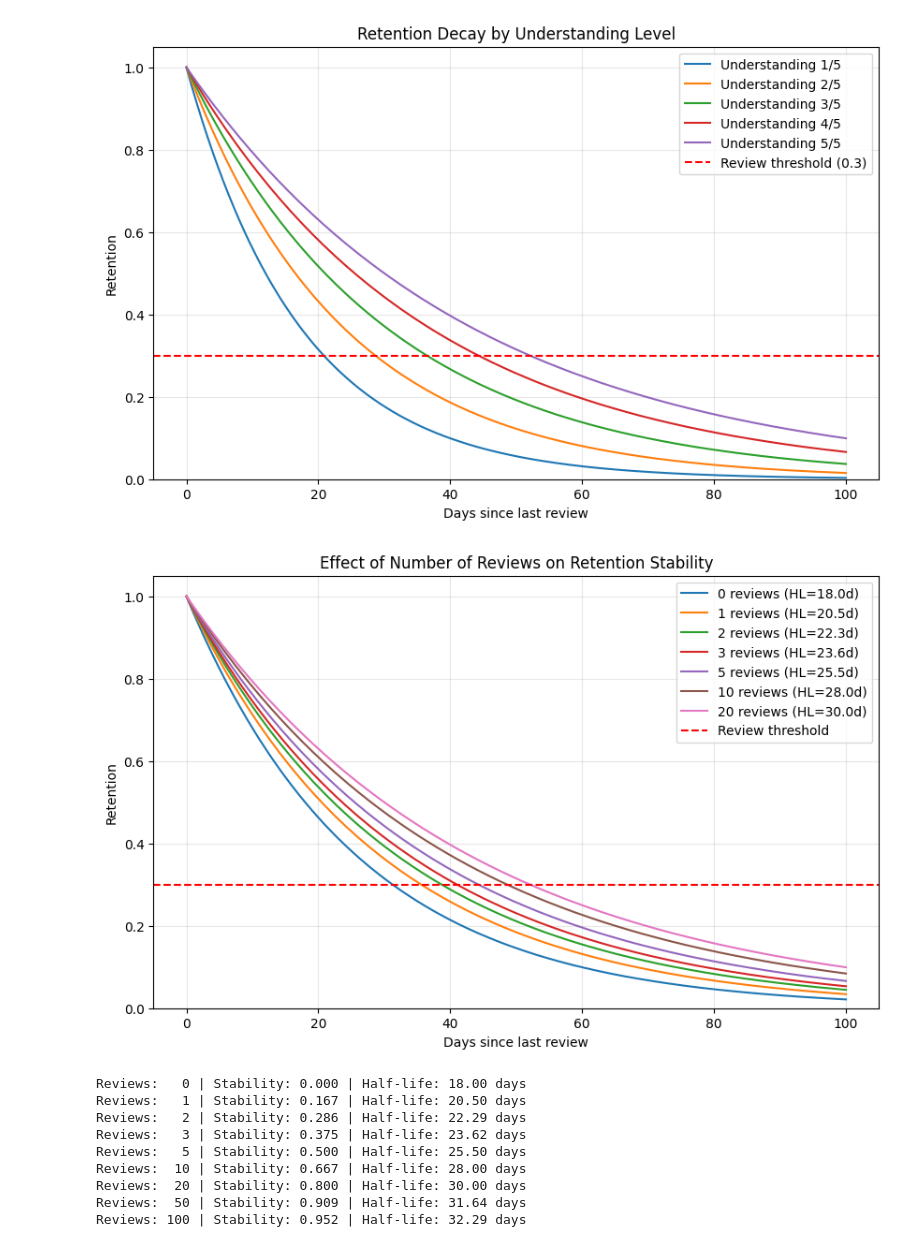
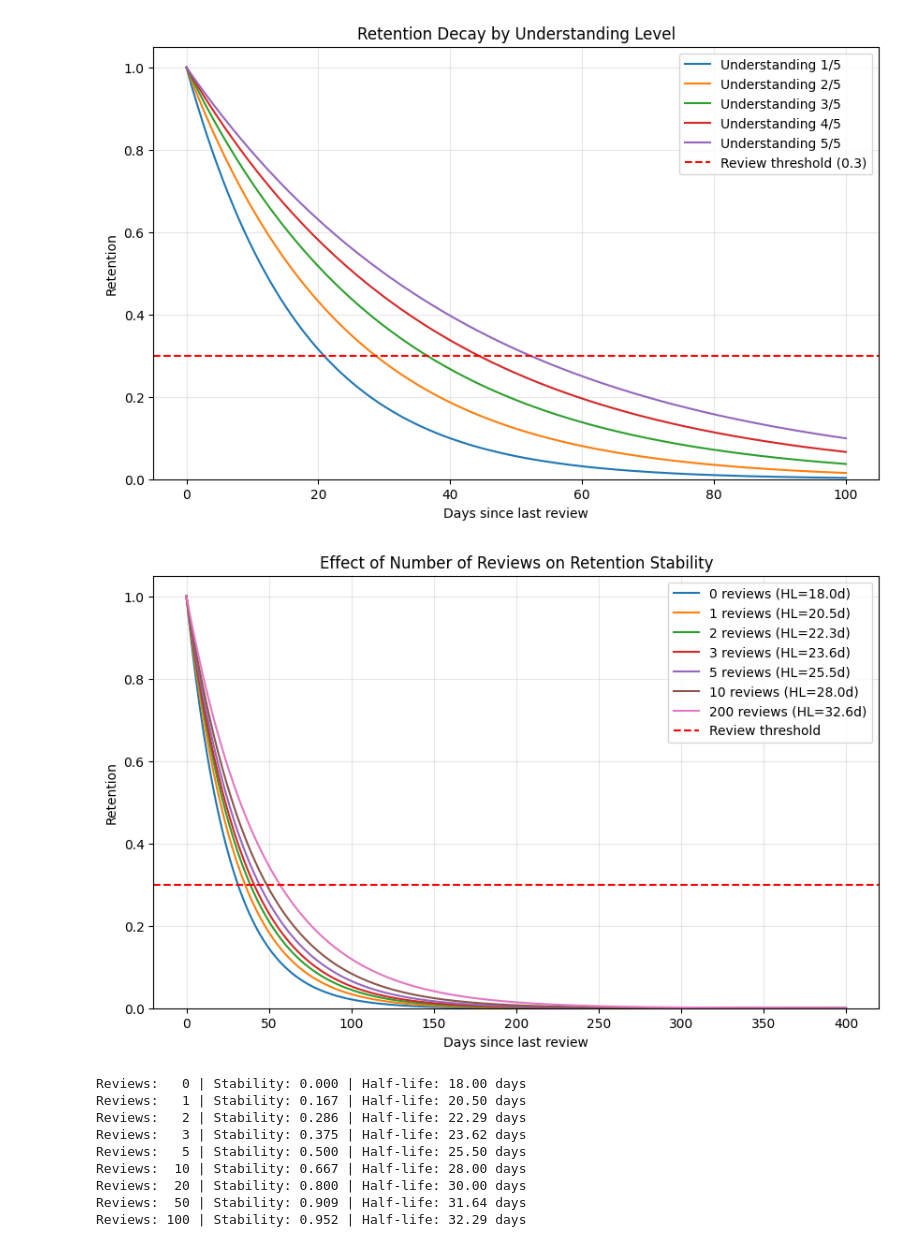
Before and after one commit to DixT-180/LeetCodeRecall, a Jupyter notebook: spaced-rep-analysis/Untitled.ipynb, the cells around one changed output. Drawn from its saved outputs; the diff is of its cells as text; code cells hidden in the pictures.

Commit message:
avg understanding vs retention limit

```diff
--- a/spaced-rep-analysis/Untitled.ipynb
+++ b/spaced-rep-analysis/Untitled.ipynb
@@ -138,10 +138,10 @@ result
 test_cases = [
     {
         "name": "New / poor understanding",
-        "current_understanding": 1,
-        "average_understanding": 1,
-        "number_of_reviews": 0,
-        "days_since_last_review": 0,
+        "current_understanding": 5,
+        "average_understanding": 5,
+        "number_of_reviews": 1,
+        "days_since_last_review": 15.2,
     },
     {
         "name": "Weak understanding",
@@ -304,9 +304,9 @@ plt.show()
 import numpy as np
 import matplotlib.pyplot as plt
 
-days = np.linspace(0, 100, 500)
+days = np.linspace(0, 400, 500)
 
-review_counts = [0, 1, 2, 3, 5, 10, 20]
+review_counts = [0, 1, 2, 3, 5, 10, 200]
 understanding = 4
 
 plt.figure(figsize=(10, 6))
@@ -320,34 +320,34 @@ for reviews in review_counts:
             current_understanding=understanding,
             average_understanding=understanding,
             number_of_reviews=reviews,
             days_since_last_review=day,
         )
 
         retentions.append(result["retention"])
         half_life = result["half_life"]
 
     plt.plot(
         days,
         retentions,
         label=f"{reviews} reviews (HL={half_life:.1f}d)"
     )
 
 plt.axhline(
     RETENTION_THRESHOLD,
     color="red",
     linestyle="--",
     label="Review threshold"
 )
 
 plt.xlabel("Days since last review")
 plt.ylabel("Retention")
 plt.title("Effect of Number of Reviews on Retention Stability")
 plt.ylim(0, 1.05)
 plt.grid(alpha=0.3)
 plt.legend()
 plt.show()
 # %% [output]
-[figure, old version]
+[figure, new version]
 # %%
 for reviews in [0, 1, 2, 3, 5, 10, 20, 50, 100]:
     result = calculate_recommendation(
```
Also changed, not shown: parts of 2 cells of this notebook.
